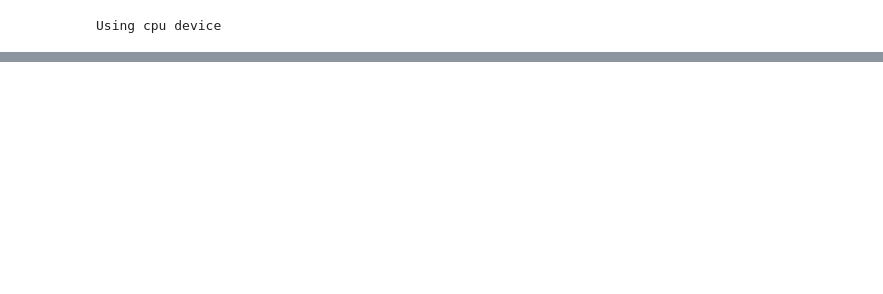
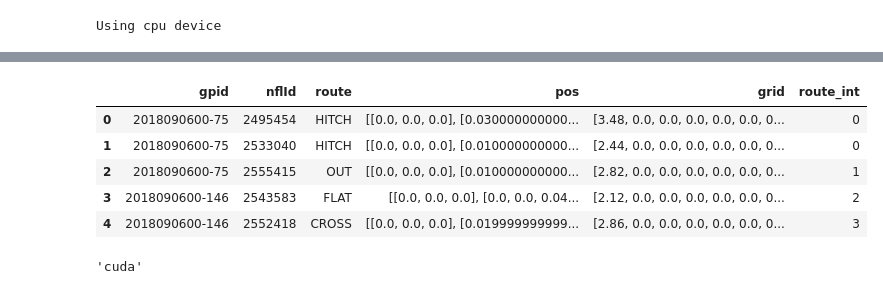
Before and after one commit to sskett/cosc301, a Jupyter notebook: route_finder.ipynb, the cells around one changed output, grey strips where cells are left out. Cells and saved outputs as stored; diff of their text form; code cells hidden in the pictures; blank space fills up the shorter version.

```diff
--- a/route_finder.ipynb
+++ b/route_finder.ipynb
@@ -676,0 +445,7 @@ array([[   0,    0,    0,    0,    0,    0,    0,    0,    0,    0,    0,
+# %%
+classes = {}
+index = 0
+for route in routes_df['route'].unique().tolist():
+    classes[index] = route
+    index += 1
+classes
@@ -676,0 +465,5 @@ array([[   0,    0,    0,    0,    0,    0,    0,    0,    0,    0,    0,
+# %%
+route_idx = {}
+for idx, value in classes.items():
+    route_idx[value] = idx
+route_idx
@@ -676,0 +483,19 @@ array([[   0,    0,    0,    0,    0,    0,    0,    0,    0,    0,    0,
+# %%
+routes_df['route_int'] = routes_df['route'].apply(lambda x: route_idx[x])
+routes_df.head()
+# %% [output]
+|  | gpid | nflId | route | pos | grid | route_int |
+| 0 | 2018090600-75 | 2495454 | HITCH | [[0.0, 0.0, 0.0], [0.030000000000... | [3.48, 0.0, 0.0, 0.0, 0.0, 0.0, 0... | 0 |
+| 1 | 2018090600-75 | 2533040 | HITCH | [[0.0, 0.0, 0.0], [0.010000000000... | [2.44, 0.0, 0.0, 0.0, 0.0, 0.0, 0... | 0 |
+| 2 | 2018090600-75 | 2555415 | OUT | [[0.0, 0.0, 0.0], [0.010000000000... | [2.82, 0.0, 0.0, 0.0, 0.0, 0.0, 0... | 1 |
+| 3 | 2018090600-146 | 2543583 | FLAT | [[0.0, 0.0, 0.0], [0.0, 0.0, 0.04... | [2.12, 0.0, 0.0, 0.0, 0.0, 0.0, 0... | 2 |
+| 4 | 2018090600-146 | 2552418 | CROSS | [[0.0, 0.0, 0.0], [0.019999999999... | [2.86, 0.0, 0.0, 0.0, 0.0, 0.0, 0... | 3 |
+# %%
+import torch
+from torch import nn
+
+# Create device agnostic code
+device = "cuda" if torch.cuda.is_available() else "cpu"
+device
+# %% [output]
+'cuda'
```
Also changed, not shown: parts of 53 cells of this notebook.
